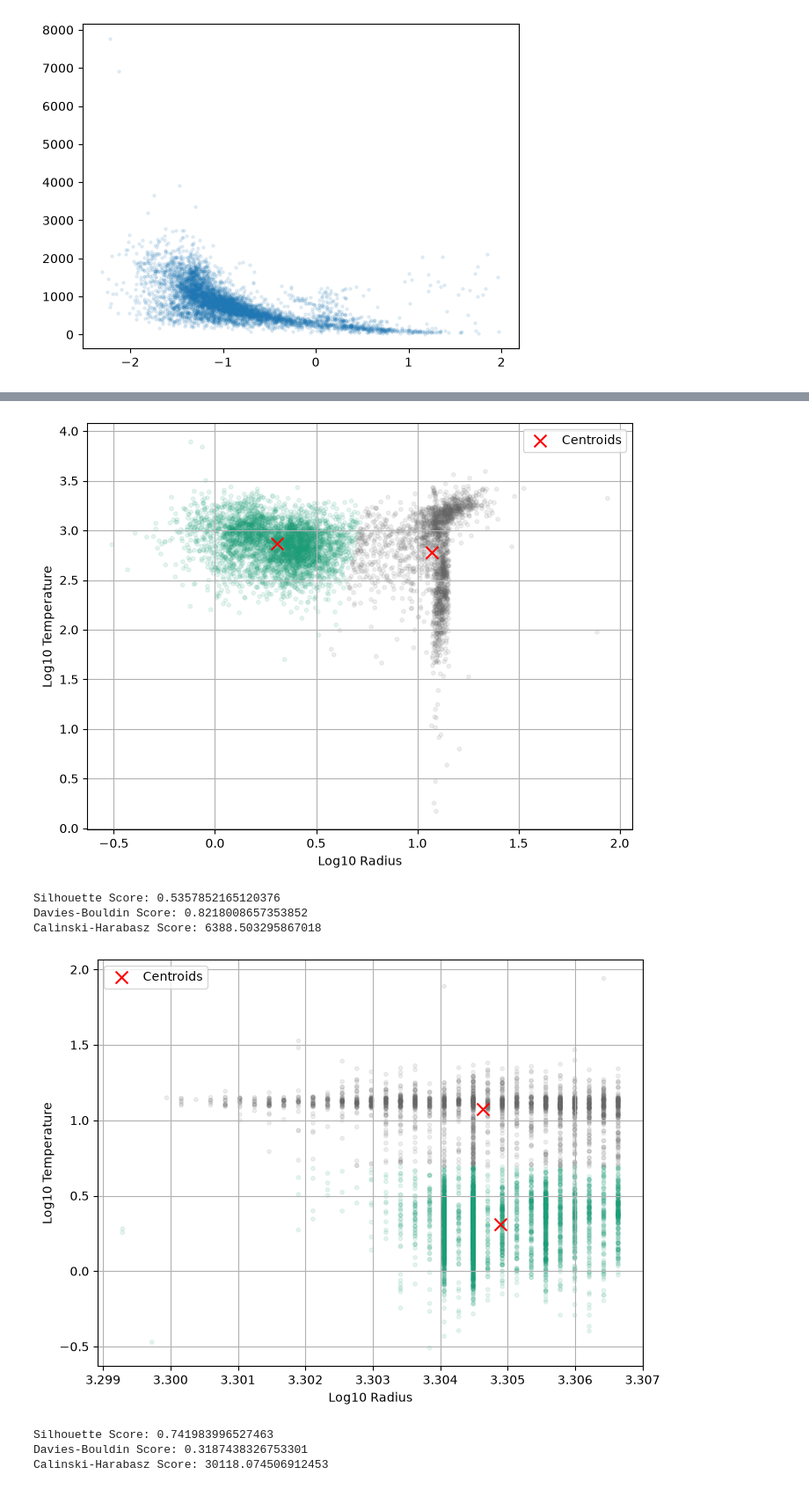
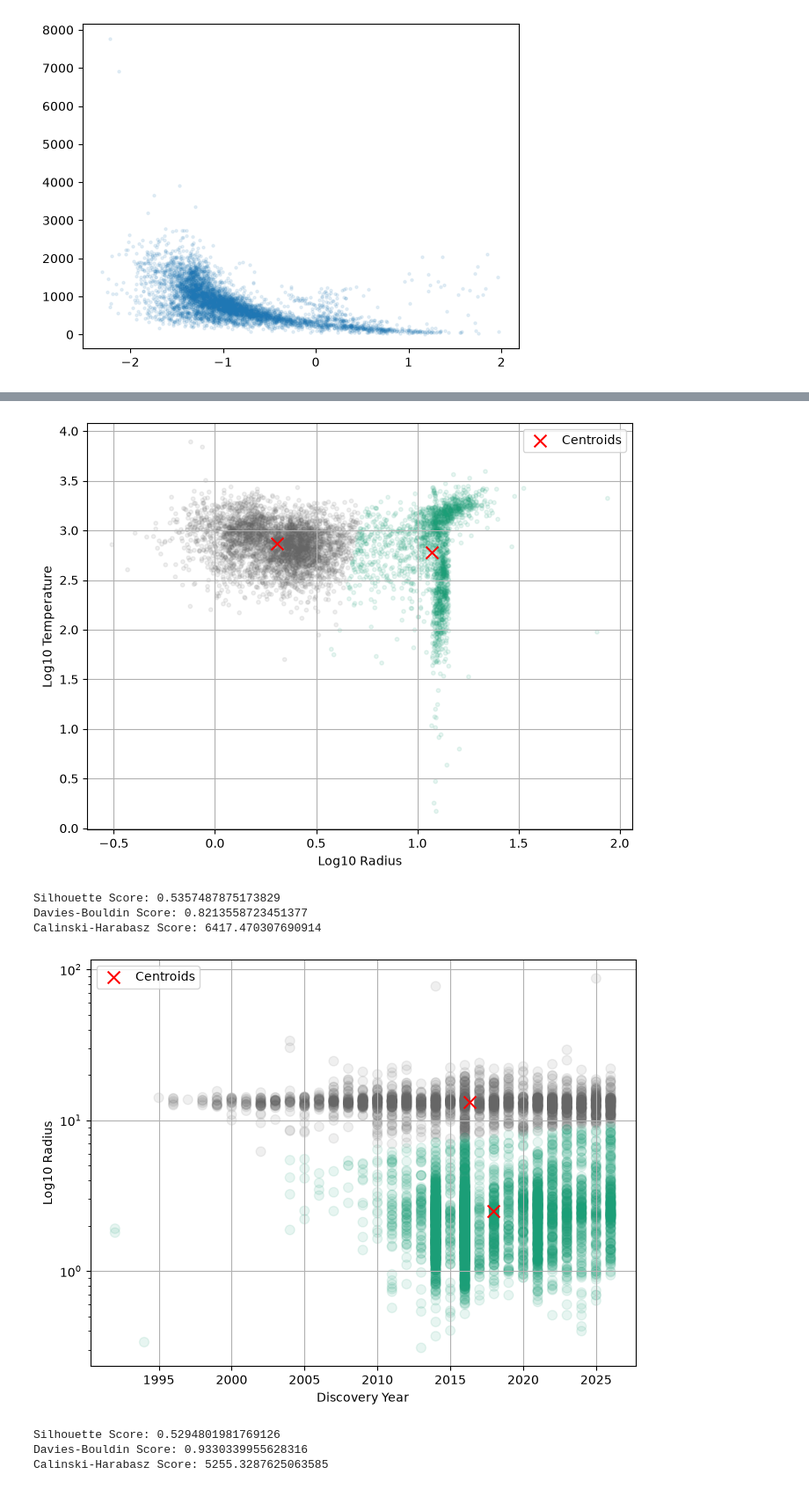
Before and after one commit to C00299231/DataScProject, a Jupyter notebook: clusteringTest.ipynb, the cells around one changed output, grey strips where cells are left out. Shown at 88% size. Cells and saved outputs as stored; diff of their text form; code cells hidden in the pictures.

```diff
--- a/clusteringTest.ipynb
+++ b/clusteringTest.ipynb
@@ -2,7 +2,7 @@
 import pandas as pd
 import matplotlib.pyplot as plt
 
-filename = r"exoplanets_slim_2026-11-3.csv"
+filename = r"exoplanets_slim_2026-11-14.csv"
 
 df = pd.read_csv(
     filename,
@@ -21,6 +21,8 @@ df = df.rename(columns={
     "discoverymethod": "disc_method",
     #"disc_year": "",
     #"disc_facility": "",
+    #"disc_telescope": "",
+    #"disc_instrument": "",
 
     #"pl_controv_flag": "",
     "pl_eqt": "pl_temp",
@@ -169,48 +171,50 @@ print("Silhouette Score:", silhouette_score(data, clusters))
 print("Davies-Bouldin Score:", davies_bouldin_score(data, clusters))
 print("Calinski-Harabasz Score:", calinski_harabasz_score(data, clusters))
 # %% [output]
-[figure, old version]
+[figure, new version]
-Silhouette Score: 0.5357852165120376
-Davies-Bouldin Score: 0.8218008657353852
-Calinski-Harabasz Score: 6388.503295867018
+Silhouette Score: 0.5357487875173829
+Davies-Bouldin Score: 0.8213558723451377
+Calinski-Harabasz Score: 6417.470307690914
 # %%
-d = df[["disc_year", "pl_radius_e"]].dropna()
+d = df[["disc_year", "pl_radius_e", "disc_telescope"]].dropna()
 
 data = np.log10(d[["disc_year", "pl_radius_e"]].values)
+data = d[["disc_year", "pl_radius_e"]].values
 
 centroids, clusters = kmeans2(data, 2, minit='++')
 
 plt.figure(figsize=(8, 6))
 
 plt.scatter(
     data[:, 0],
     data[:, 1],
     c=clusters,
     cmap='Dark2',
-    s=10,
+    s=60,
     alpha=0.1
 )
 
 plt.scatter(
     centroids[:, 0],
     centroids[:, 1],
     c='red',
     marker='x',
     s=100,
     label='Centroids'
 )
 
-plt.xlabel("Log10 Radius")
-plt.ylabel("Log10 Temperature")
+plt.xlabel("Discovery Year")
+plt.ylabel("Log10 Radius")
+plt.yscale("log")
 plt.grid(True)
 plt.legend()
 plt.show()
 
 print("Silhouette Score:", silhouette_score(data, clusters))
 print("Davies-Bouldin Score:", davies_bouldin_score(data, clusters))
 print("Calinski-Harabasz Score:", calinski_harabasz_score(data, clusters))
 # %% [output]
-[figure, old version]
+[figure, new version]
-Silhouette Score: 0.741983996527463
-Davies-Bouldin Score: 0.3187438326753301
-Calinski-Harabasz Score: 30118.074506912453
+Silhouette Score: 0.5294801981769126
+Davies-Bouldin Score: 0.9330339955628316
+Calinski-Harabasz Score: 5255.3287625063585
```
Also changed, not shown: parts of 4 cells of this notebook, 4 other files.
